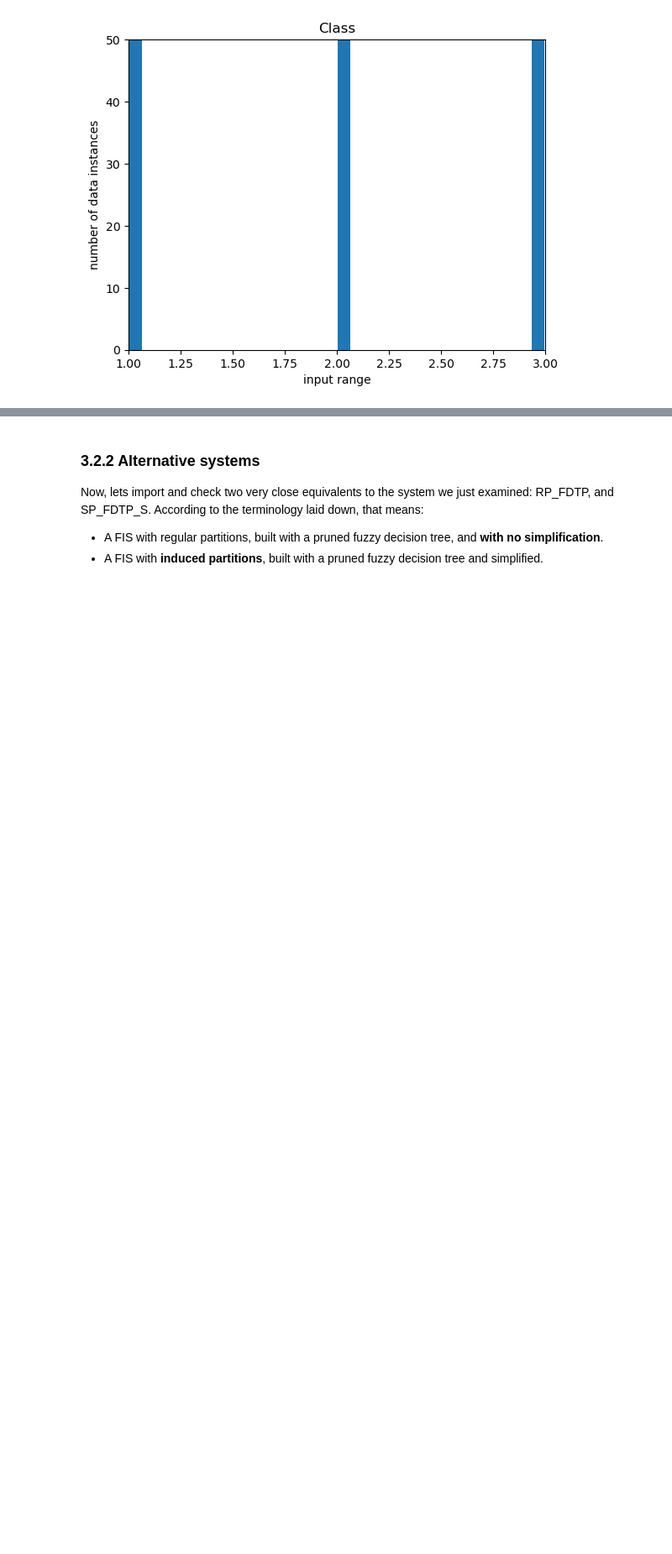
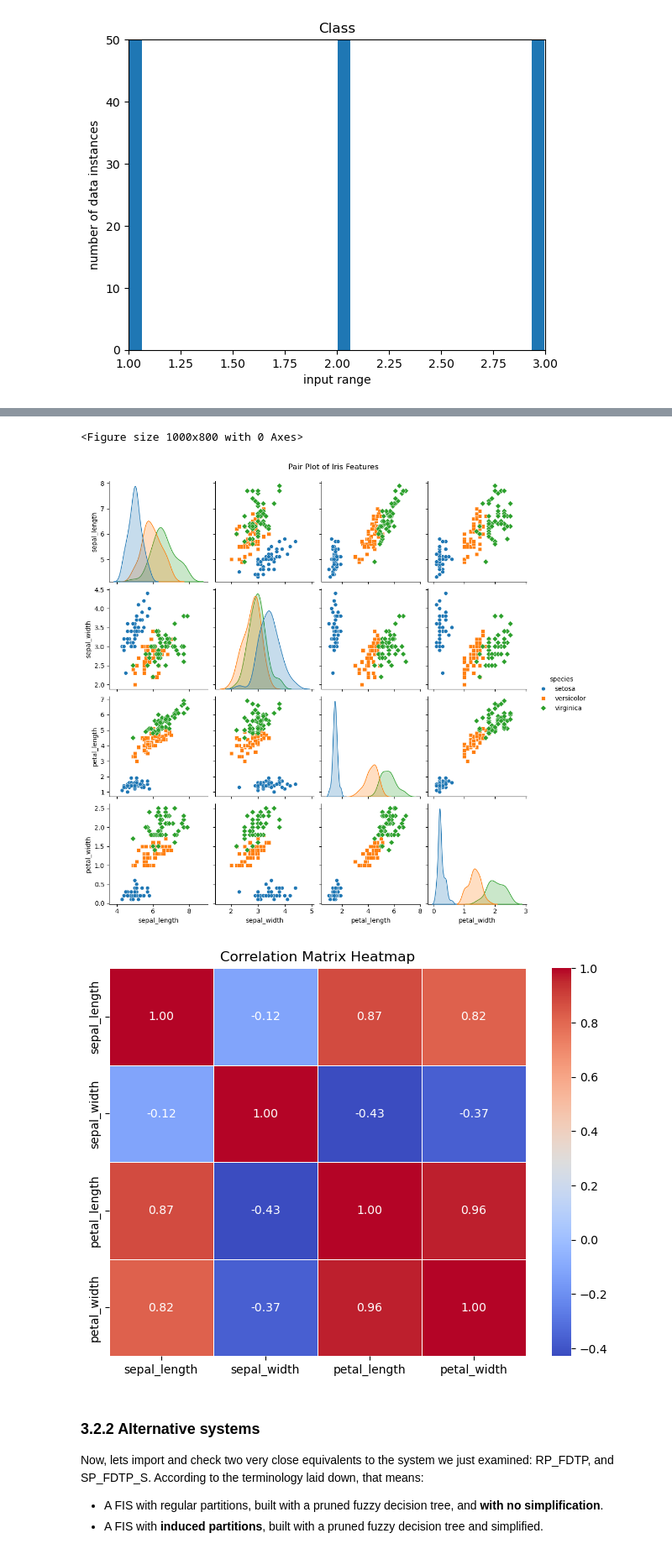
Before and after one commit to fvazquezf/txai_tp, a Jupyter notebook: TXAI_I2_EXFS.ipynb, the cells around one changed output, grey strips where cells are left out. Shown at 84% size. Drawn from its saved outputs; the diff is of its cells as text; code cells hidden in the pictures; blank space fills up the shorter version.

```diff
--- a/TXAI_I2_EXFS.ipynb
+++ b/TXAI_I2_EXFS.ipynb
@@ -188,7 +190,25 @@ Observe the system we ended up with:
 # %%
 # Add your code here to generate a pair plot with iris data
 # TIP: you can use the seaborn Python package and the function pairplot() and observe potential correlations among the four features and the output
 # TIP: you can compute correlations with corr() function and visualize them with the function heatmap()
+
+df = sns.load_dataset("iris")
+
+plt.figure(figsize=(10, 8))
+sns.pairplot(df, hue="species", markers=["o", "s", "D"])
+plt.suptitle("Pair Plot of Iris Features", y=1.02)
+plt.show()
+
+correlation_matrix = df.drop('species', axis=1).corr()
+
+plt.figure(figsize=(8, 6))
+sns.heatmap(correlation_matrix, annot=True, cmap='coolwarm', fmt=".2f", linewidths=0.5)
+plt.title("Correlation Matrix Heatmap")
+plt.show()
+# %% [output]
+<Figure size 1000x800 with 0 Axes>
+[figure, added]
+[figure, added]
 # %% [markdown]
 ### 3.2.2 Alternative systems
 Now, lets import and check two very close equivalents to the system we just examined: RP_FDTP, and SP_FDTP_S. According to the terminology laid down, that means:
```
Also changed, not shown: parts of 5 cells of this notebook.
